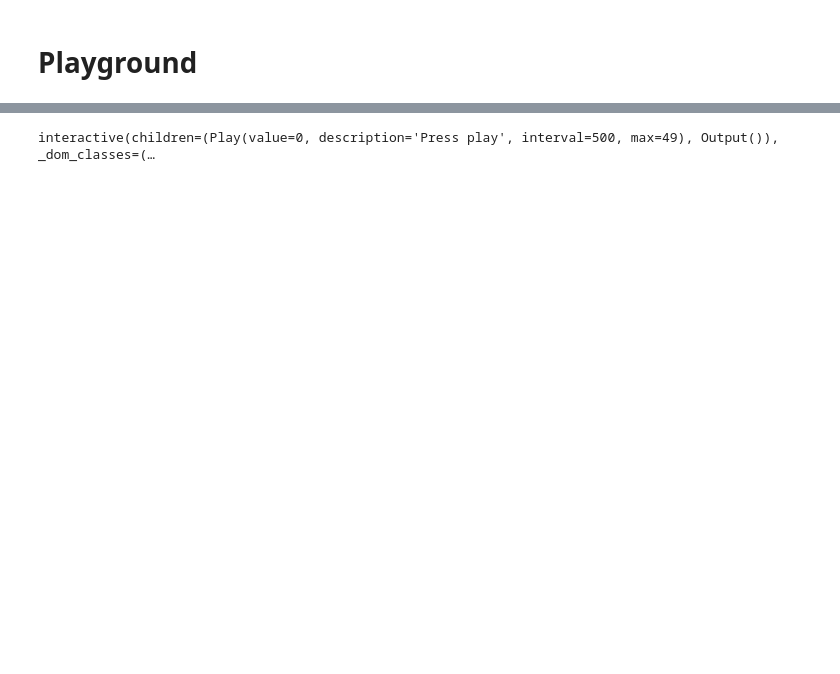
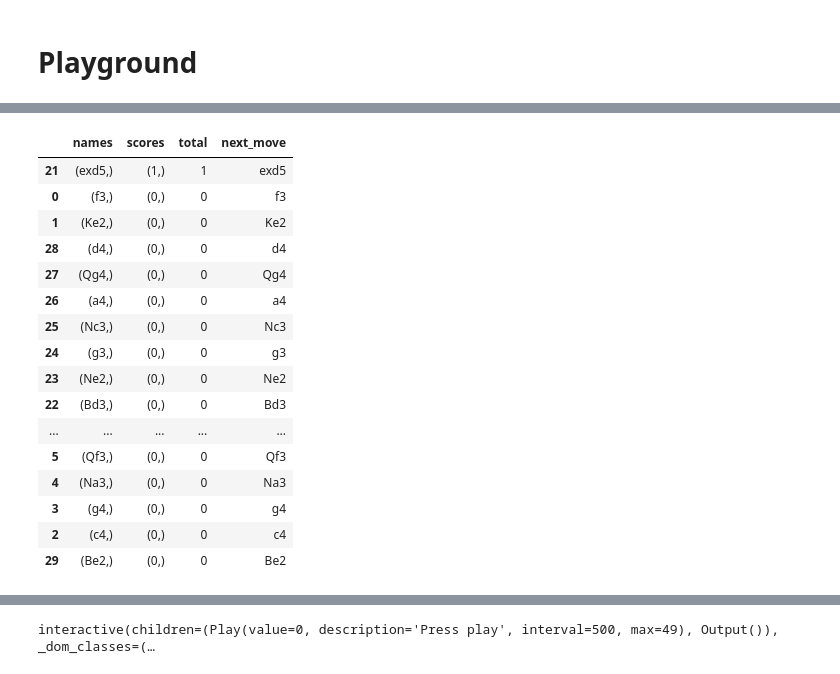
Before and after one commit to TheoLvs/beth, a Jupyter notebook: notebooks/20210213 - Tree Search AI.ipynb, the cells around one changed output, grey strips where cells are left out. Cells and saved outputs as stored; diff of their text form; code cells hidden in the pictures; blank space fills up the shorter version.

```diff
--- a/notebooks/20210213 - Tree Search AI.ipynb
+++ b/notebooks/20210213 - Tree Search AI.ipynb
@@ -30,3 +308,23 @@ game = Game(white,black)
+# %%
+search.search(depth = 1)
+# %% [output]
+|  | names | scores | total | next_move |
+| 21 | (exd5,) | (1,) | 1 | exd5 |
+| 0 | (f3,) | (0,) | 0 | f3 |
+| 1 | (Ke2,) | (0,) | 0 | Ke2 |
+| 28 | (d4,) | (0,) | 0 | d4 |
+| 27 | (Qg4,) | (0,) | 0 | Qg4 |
+| 26 | (a4,) | (0,) | 0 | a4 |
+| 25 | (Nc3,) | (0,) | 0 | Nc3 |
+| 24 | (g3,) | (0,) | 0 | g3 |
+| 23 | (Ne2,) | (0,) | 0 | Ne2 |
+| 22 | (Bd3,) | (0,) | 0 | Bd3 |
+| ... | ... | ... | ... | ... |
+| 5 | (Qf3,) | (0,) | 0 | Qf3 |
+| 4 | (Na3,) | (0,) | 0 | Na3 |
+| 3 | (g4,) | (0,) | 0 | g4 |
+| 2 | (c4,) | (0,) | 0 | c4 |
+| 29 | (Be2,) | (0,) | 0 | Be2 |
 # %%
 game.run()
 # %% [output]
```
Also changed, not shown: parts of 33 cells of this notebook, 9 other files.
